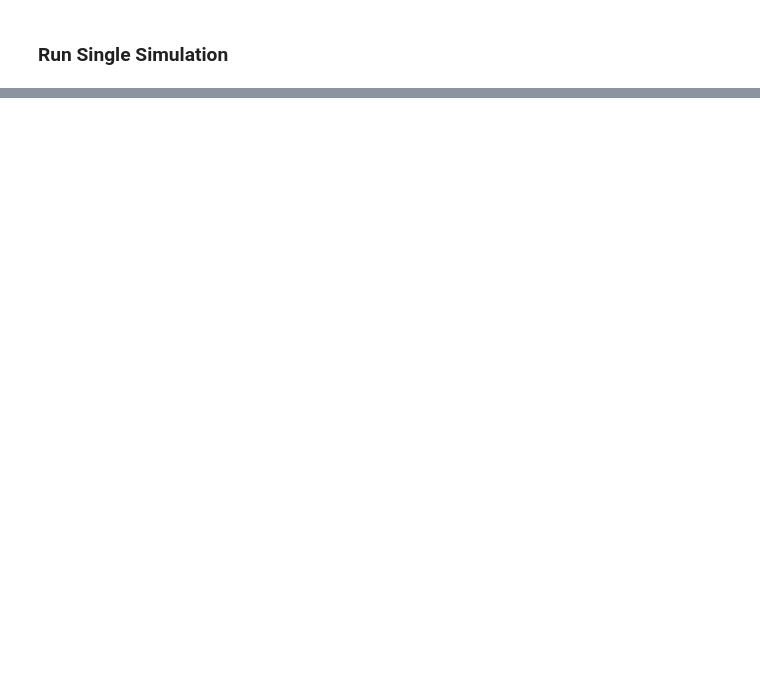
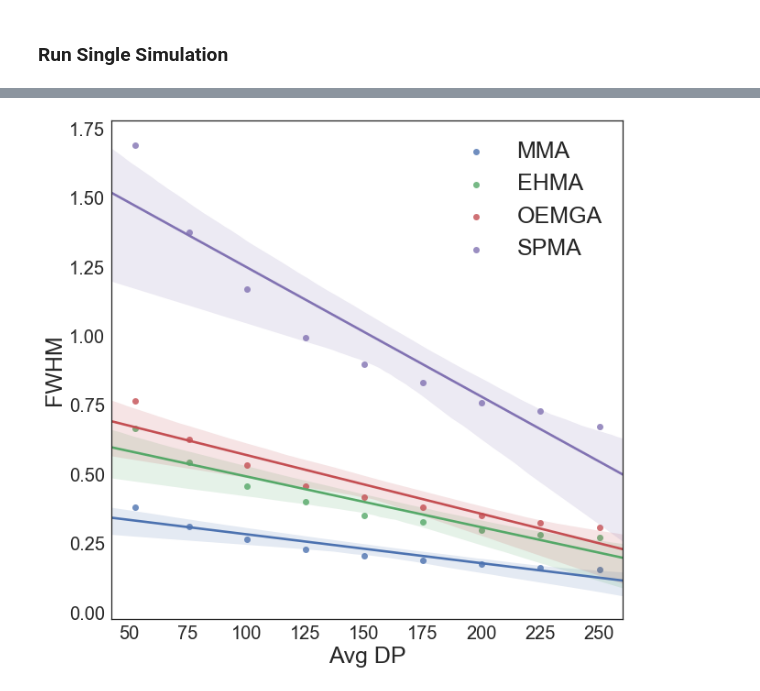
Before and after one commit to ivanjayapurna/RHPapp, a Jupyter notebook: HTP_compdrift.ipynb, the cells around one changed output, grey strips where cells are left out. Drawn from its saved outputs; the diff is of its cells as text; code cells hidden in the pictures; blank space fills up the shorter version.

```diff
--- a/HTP_compdrift.ipynb
+++ b/HTP_compdrift.ipynb
@@ -68,7 +72,7 @@ RRs = ([[1, 1, 1],
 conv = 0.5
 
 # average degree of polymerization (chain length) you are targetting at YOUR conversion, NOT at 100%.
-avgDPs = [50, 100, 150, 200]
+avgDPs = [50, 75, 100, 125, 150, 175, 200, 225, 250]
 
 # number of polymer chains to simulate
 N_CHAINs = 10000
@@ -83,5 +87,5 @@ CTP = 0.1
 PRUNE_OLIGOMERS = 10
 # %%
 for avgDP in avgDPs:
-    run_simulation(N_MONs, N_CHAINs, MRs, RRs, avgDP, conv, CTP, PRUNE_OLIGOMERS, str(avgDP))
+    run_simulation(N_MONs, N_CHAINs, MRs, RRs, avgDP, conv, CTP, PRUNE_OLIGOMERS)
 # %% [output]
@@ -91,0 +332,4 @@ Simulation done! Sequence file saved @ 200.csv
+# %%
+for i in range(N_MONs):
+    df['FWHM_' + str(i)] = FWHM_norms[:,i]
+df
@@ -91,0 +347,14 @@ Simulation done! Sequence file saved @ 200.csv
+# %%
+# IF N_MONS changes modify the labels / comment out or add more the ax = ...
+fig, ax = plt.subplots(1, 1, figsize=(10,10))
+sns.set_style(style='white') #style='white' or 'darkgrid'
+ax = sns.regplot(x="Avg DP", y="FWHM_0", data=df, label='MMA')
+ax = sns.regplot(x="Avg DP", y="FWHM_1", data=df, label='EHMA')
+ax = sns.regplot(x="Avg DP", y="FWHM_2", data=df, label='OEMGA')
+ax = sns.regplot(x="Avg DP", y="FWHM_3", data=df, label='SPMA')
+ax.set_ylabel('FWHM')
+#ax.set(ylim=(0, 1))
+plt.legend(loc='best')
+plt.show()
+# %% [output]
+[figure, added]
```
Also changed, not shown: parts of 18 cells of this notebook, 10 other files.
